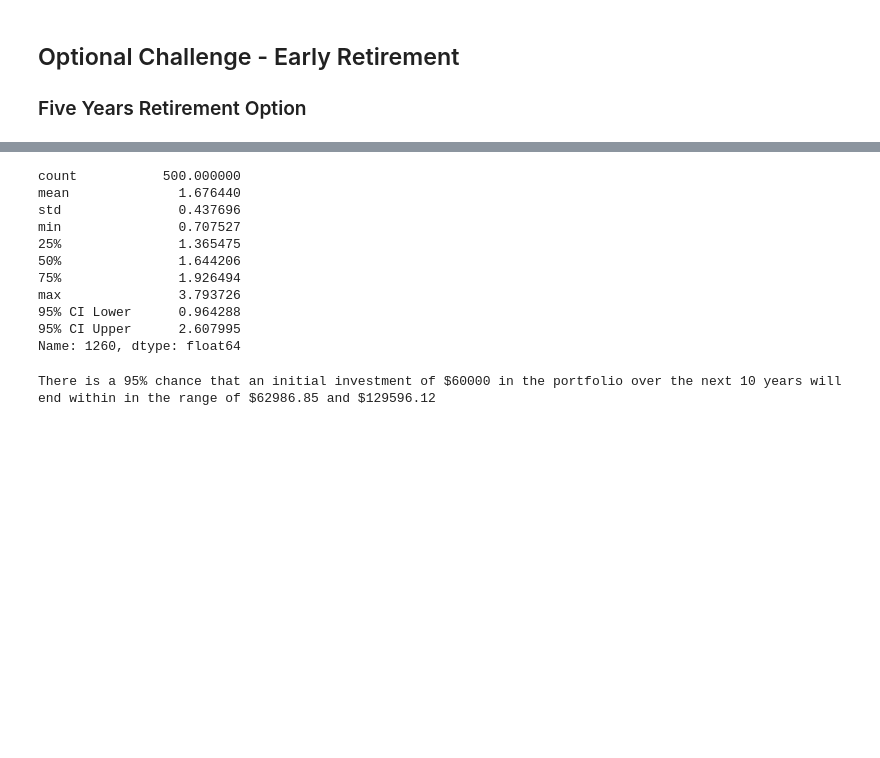
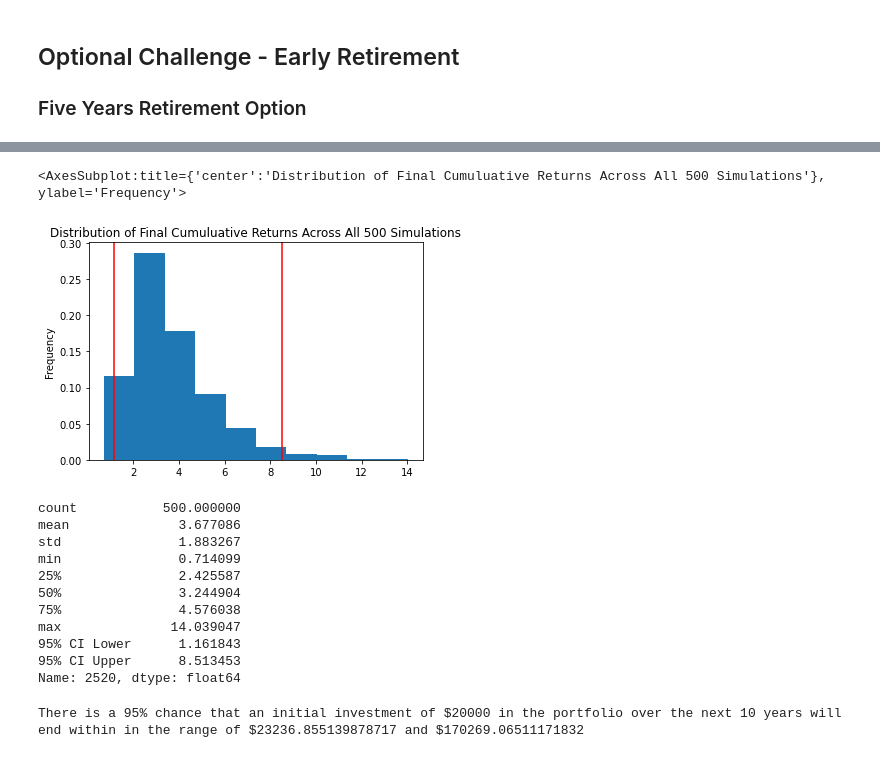
Before and after one commit to Fayee0103/financial-planning-tool, a Jupyter notebook: financial-planner.ipynb, the cells around one changed output, grey strips where cells are left out. Cells and saved outputs as stored; diff of their text form; code cells hidden in the pictures; blank space fills up the shorter version.

```diff
--- a/financial-planner.ipynb
+++ b/financial-planner.ipynb
@@ -513,32 +522,43 @@ MC_5year.plot_distribution()
+# %%
+# Plot probability distribution and confidence intervals
+# YOUR CODE HERE!
+MC_10year.plot_distribution()
+# %% [output]
+<AxesSubplot:title={'center':'Distribution of Final Cumuluative Returns Across All 500 Simulations'}, ylabel='Frequency'>
+[figure, added]
 # %%
 # Fetch summary statistics from the Monte Carlo simulation results
 # YOUR CODE HERE!
-MC_5year.summarize_cumulative_return()
+MC_10year.summarize_cumulative_return()
 # Print summary statistics
-print(MC_5year.summarize_cumulative_return())
+print(MC_10year.summarize_cumulative_return())
 # YOUR CODE HERE!
 # %% [output]
 count           500.000000
-mean              1.676440
-std               0.437696
-min               0.707527
-25%               1.365475
-50%               1.644206
-75%               1.926494
-max               3.793726
-95% CI Lower      0.964288
-95% CI Upper      2.607995
-Name: 1260, dtype: float64
+mean              3.677086
+std               1.883267
+min               0.714099
+25%               2.425587
+50%               3.244904
+75%               4.576038
+max              14.039047
+95% CI Lower      1.161843
+95% CI Upper      8.513453
+Name: 2520, dtype: float64
 # %%
 # Set initial investment
 # YOUR CODE HERE!
 
-# Use the lower and upper `95%` confidence intervals to calculate the range of the possible outcomes of our $60,000
+initial_investment = 20000
+
+# Use the lower and upper `95%` confidence intervals to calculate the range of the possible outcomes of our $30,000
 # YOUR CODE HERE!
+ci_lower_10=initial_investment*MC_10year.summarize_cumulative_return()["95% CI Lower"]
+ci_upper_10=initial_investment*MC_10year.summarize_cumulative_return()["95% CI Upper"]
 
 # Print results
 print(f"There is a 95% chance that an initial investment of ${initial_investment} in the portfolio"
       f" over the next 10 years will end within in the range of"
-      f" ${ci_lower_ten} and ${ci_upper_ten}")
+      f" ${ci_lower_10} and ${ci_upper_10}")
 # %% [output]
-There is a 95% chance that an initial investment of $60000 in the portfolio over the next 10 years will end within in the range of $62986.85 and $129596.12
+There is a 95% chance that an initial investment of $20000 in the portfolio over the next 10 years will end within in the range of $23236.855139878717 and $170269.06511171832
```
Also changed, not shown: parts of 28 cells of this notebook.
